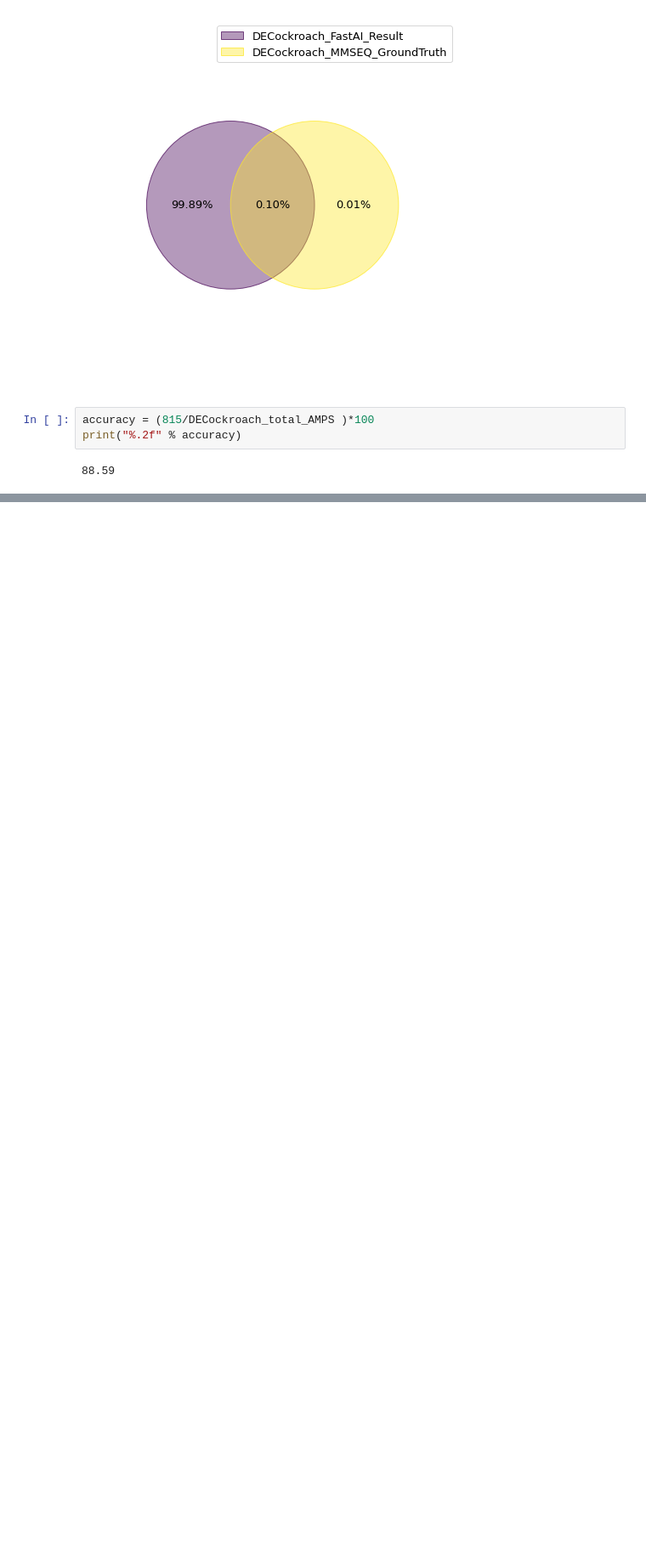
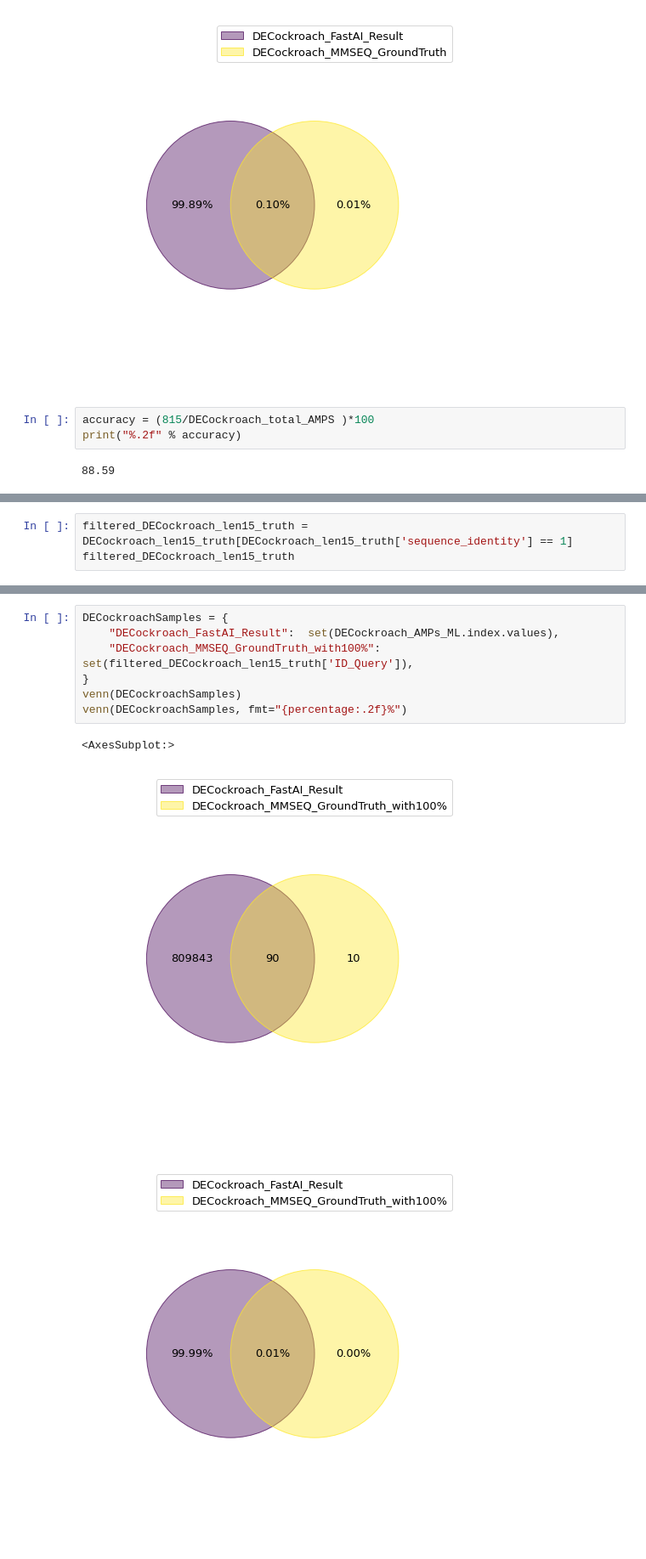
Before and after one commit to silenus092/AMPsDetector, a Jupyter notebook: VerifyAMPs/CompareResult.ipynb, the cells around one changed output, grey strips where cells are left out. Shown at 85% size. Cells and saved outputs as stored; diff of their text form; blank space fills up the shorter version.

```diff
--- a/VerifyAMPs/CompareResult.ipynb
+++ b/VerifyAMPs/CompareResult.ipynb
@@ -248,0 +324,3 @@ print("%.2f" % accuracy)
+# %%
+filtered_DECockroach_len15_truth = DECockroach_len15_truth[DECockroach_len15_truth['sequence_identity'] == 1]
+filtered_DECockroach_len15_truth
@@ -248,0 +346,11 @@ print("%.2f" % accuracy)
+# %%
+DECockroachSamples = {
+    "DECockroach_FastAI_Result":  set(DECockroach_AMPs_ML.index.values),
+    "DECockroach_MMSEQ_GroundTruth_with100%": set(filtered_DECockroach_len15_truth['ID_Query']),
+}
+venn(DECockroachSamples)
+venn(DECockroachSamples, fmt="{percentage:.2f}%")
+# %% [output]
+<AxesSubplot:>
+[figure, added]
+[figure, added]
```
Also changed, not shown: parts of 12 cells of this notebook, 5 other files.
